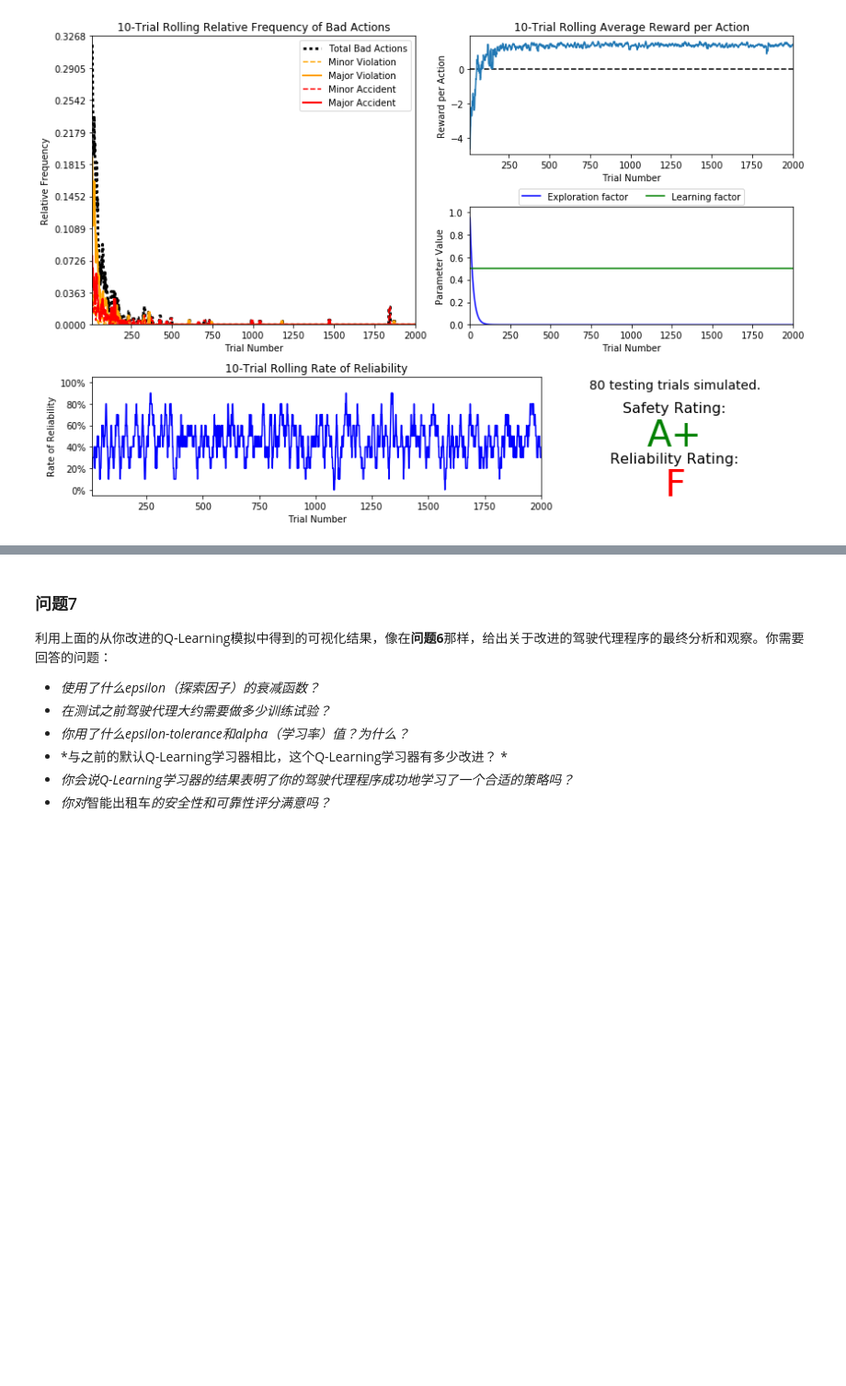
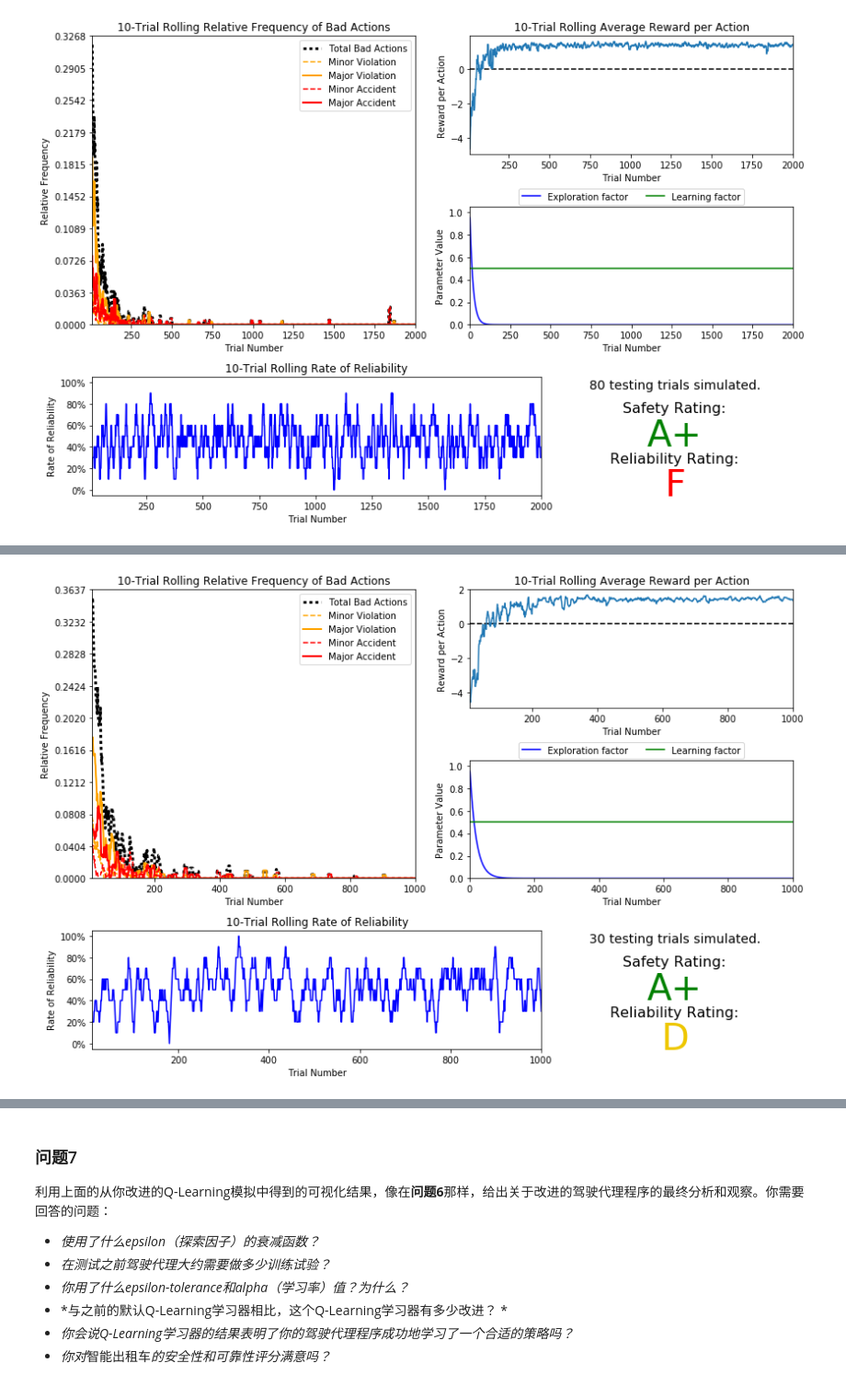
Before and after one commit to Lotus-LuoTong/smartcab, a Jupyter notebook: smartcab.ipynb, the cells around one changed output, grey strips where cells are left out. Shown: that part at 92% size. Cells and saved outputs as stored; diff of their text form; code cells hidden in the pictures; blank space fills up the shorter version.

```diff
--- a/smartcab.ipynb
+++ b/smartcab.ipynb
@@ -261,0 +266,4 @@ vs.plot_trials('sim_improved-learning.csv')
+# %%
+vs.plot_trials('sim_improved-learning.csv') ##0.95**1000，0.5，30test
+# %% [output]
+[figure, added]
```
Also changed, not shown: parts of 2 cells of this notebook, 20 other files.
